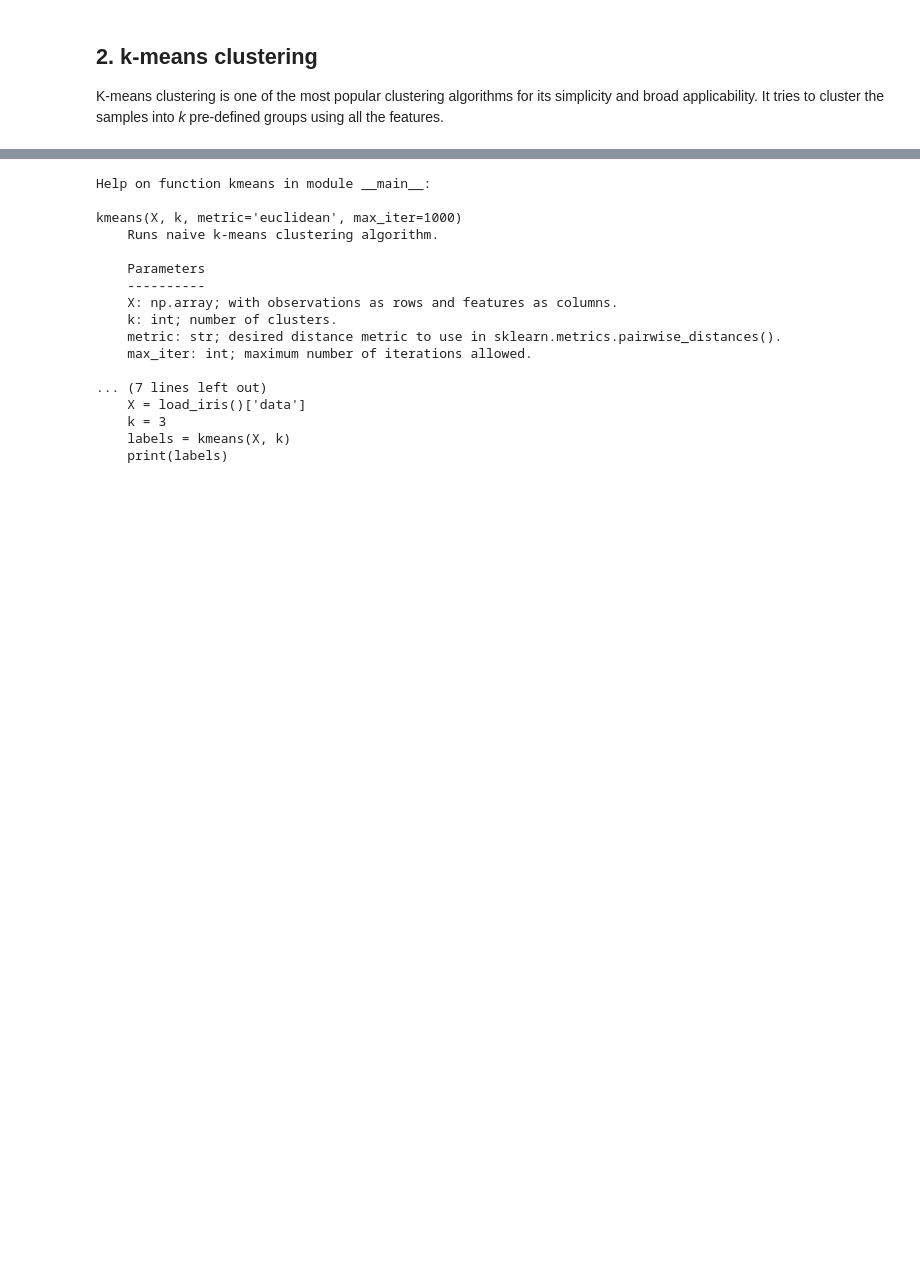
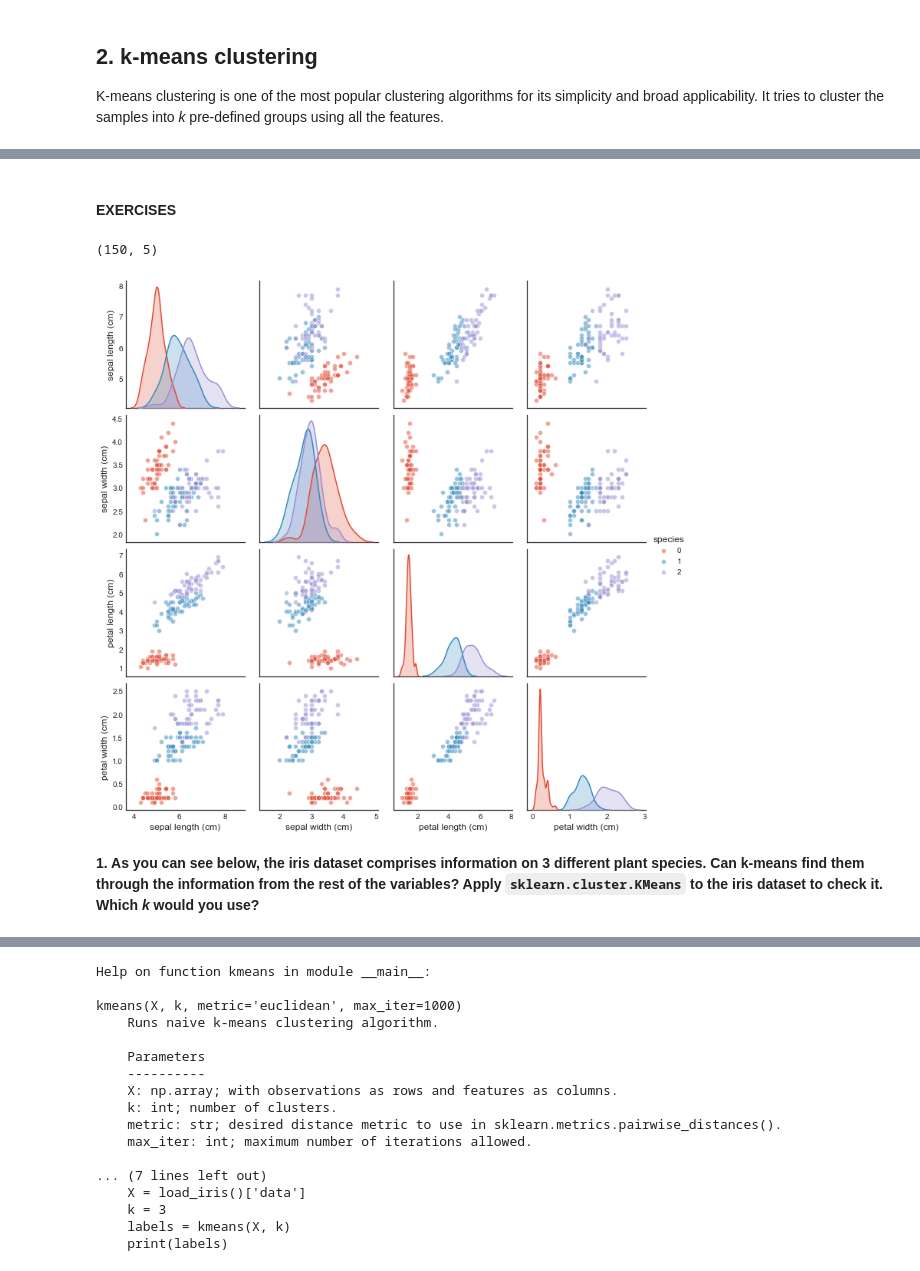
Before and after one commit to IvoLeist/ml_cnag-crg_course, a Jupyter notebook: day3/unsupervised_learning.ipynb, the cells around one changed output, grey strips where cells are left out. Drawn from its saved outputs; the diff is of its cells as text; code cells hidden in the pictures; blank space fills up the shorter version.

```diff
--- a/day3/unsupervised_learning.ipynb
+++ b/day3/unsupervised_learning.ipynb
@@ -177,3 +178,18 @@ Lloyd's algorithm is one of the first implementations of k-means clustering that
 1. **Assignment**: Assign every observation to a cluster initializing centroids.
 2. **Update**: Calculate the centroid (mean) across observations within the cluster.
 3. Go back to 1, until the cluster assignments don't change or we reach a maximum number of iterations.
+# %% [markdown]
+#### EXERCISES
+# %%
+# sample data
+X = pd.DataFrame(data['data'], columns=data['feature_names'])
+X['species'] = data['target']
+print(X.shape)
+
+sns.pairplot(X.astype({'species':'category'}), hue='species', plot_kws={'alpha':0.5})
+plt.show()
+# %% [output]
+(150, 5)
+[figure, added]
+# %% [markdown]
+**1. As you can see below, the iris dataset comprises information on 3 different plant species. Can k-means find them through the information from the rest of the variables? Apply `sklearn.cluster.KMeans` to the iris dataset to check it. Which *k* would you use?**
```
Also changed, not shown: parts of 42 cells of this notebook.
